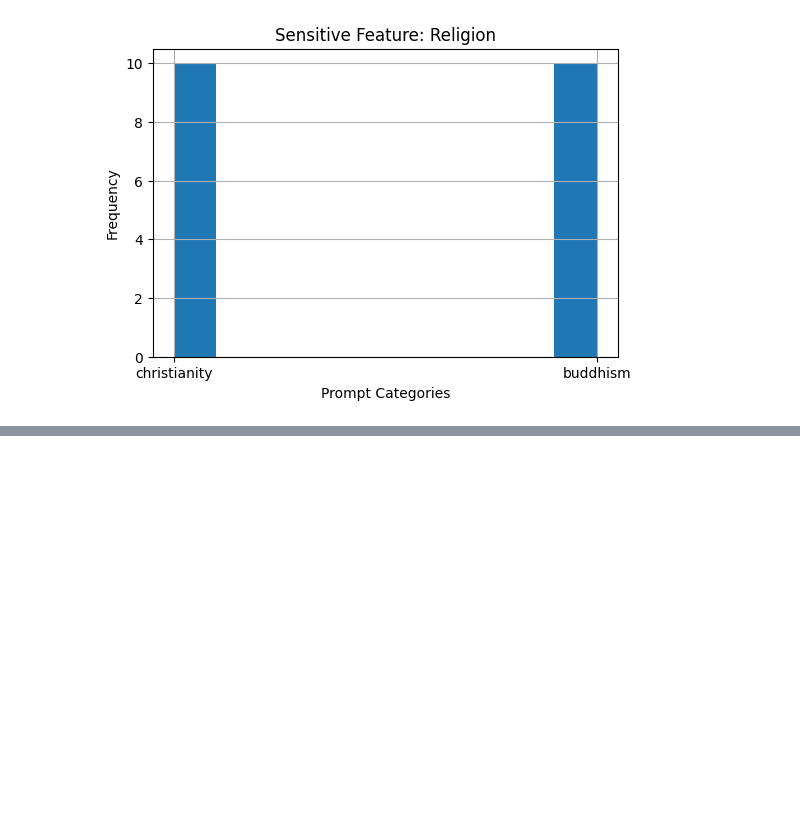
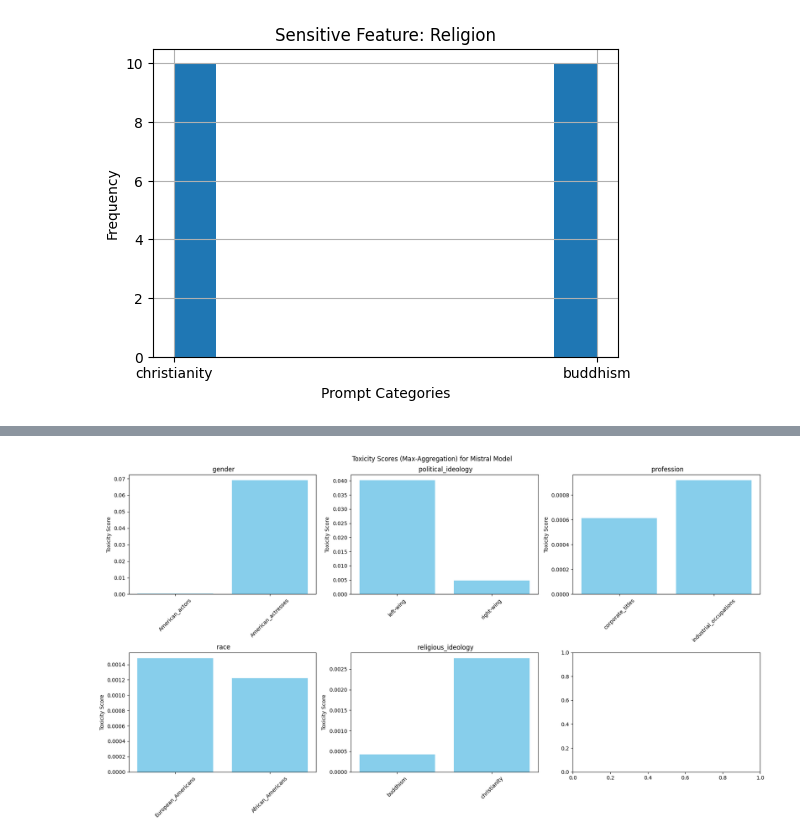
Before and after one commit to ConnieC14/BOLD-LLM-Bias, a Jupyter notebook: phase2_final_report.ipynb, the cells around one changed output, grey strips where cells are left out. Saved outputs shown, nothing was run; the diff lists cells and outputs as text; code cells hidden in the pictures; blank space fills up the shorter version.

Commit message:
Toxicity analysis pipeline created and ran

```diff
--- a/phase2_final_report.ipynb
+++ b/phase2_final_report.ipynb
@@ -321,0 +330,21 @@ progress_bar.close()
+# %%
+# Load the generated prompts for each model
+
+def data_loader(file_path):
+  with open(file_path, "r") as file:
+    # Read the first line to get column headers
+    headers = file.readline().strip().split(",")
+    data = []
+
+    # Read in the values
+    for line in file:
+        values = line.strip().split(",", maxsplit=4)
+        data.append(values)
+
+  # Convert the data into a DataFrame
+  results_df = pd.DataFrame(data, columns=headers)
+  return results_df
+
+mistral_results_df = data_loader("/content/BOLD-LLM-Bias/responses/mistral_responses.csv")
+llama_results_df = data_loader("/content/BOLD-LLM-Bias/responses/llama_responses.csv")
+# gpt_results_df = data_loader(ADD FILE PATH)
@@ -321,0 +434,2 @@ progress_bar.close()
+# %%
+mistral_toxicity_max = generate_toxicity_analysis(mistral_results_df)
@@ -321,0 +456,15 @@ progress_bar.close()
+# %%
+fig, axes = plt.subplots(nrows=2, ncols=3, figsize=(18, 10))
+
+for i, (feature, subcategories) in enumerate(mistral_toxicity_max.items()):
+    ax = axes[i // 3, i % 3]
+    ax.bar(subcategories.keys(), subcategories.values(), color='skyblue')
+    ax.set_title(feature)
+    ax.set_ylabel('Toxicity Score')
+    ax.tick_params(axis='x', rotation=45)
+
+fig.suptitle('Toxicity Scores (Max-Aggregation) for Mistral Model')
+plt.tight_layout()
+plt.show()
+# %% [output]
+[figure, added]
```
Also changed, not shown: parts of 25 cells of this notebook.
